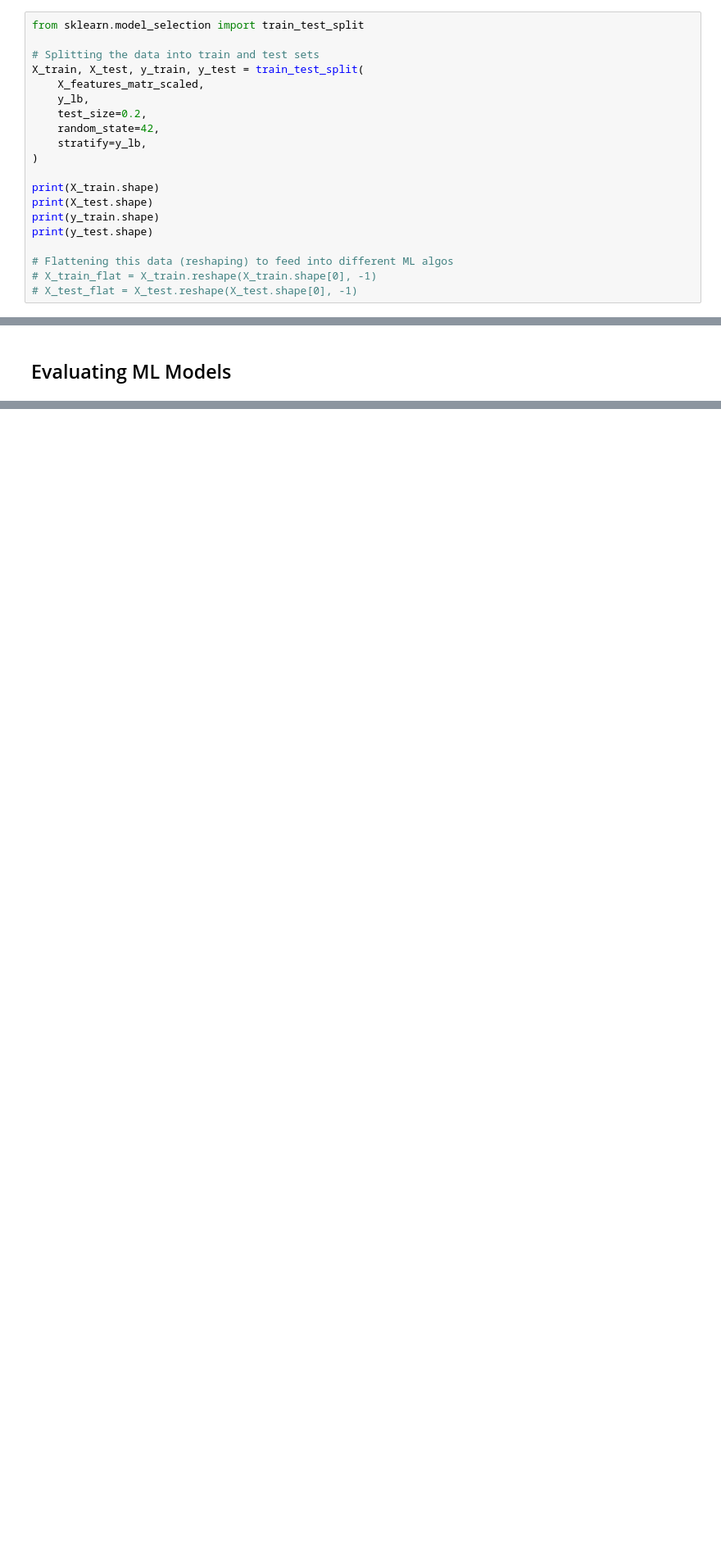
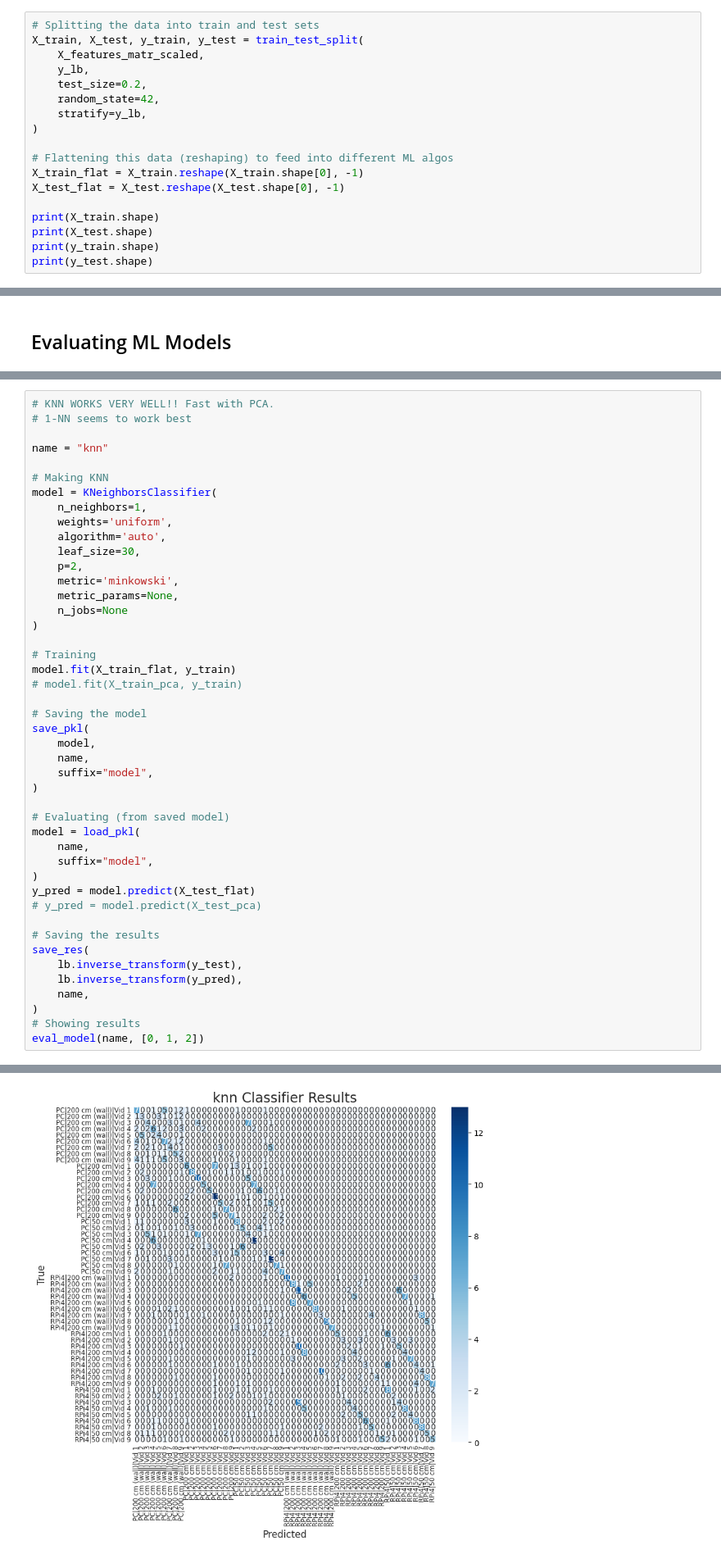
Before and after one commit to tlee08/XL-NTA_honours_dev, a Jupyter notebook: 3_classify/WLAN_CNN.ipynb, the cells around one changed output, grey strips where cells are left out. Shown at 82% size. Cells and saved outputs as stored; diff of their text form; blank space fills up the shorter version.

```diff
--- a/3_classify/WLAN_CNN.ipynb
+++ b/3_classify/WLAN_CNN.ipynb
@@ -176,8 +255,6 @@ for i in np.arange(axes.shape[0]):
 # %% [markdown]
 ### Making Training and Test sets
 # %%
-from sklearn.model_selection import train_test_split
-
 # Splitting the data into train and test sets
 X_train, X_test, y_train, y_test = train_test_split(
     X_features_matr_scaled,
@@ -187,11 +264,11 @@ X_train, X_test, y_train, y_test = train_test_split(
     stratify=y_lb,
 )
 
+# Flattening this data (reshaping) to feed into different ML algos
+X_train_flat = X_train.reshape(X_train.shape[0], -1)
+X_test_flat = X_test.reshape(X_test.shape[0], -1)
+
 print(X_train.shape)
 print(X_test.shape)
 print(y_train.shape)
 print(y_test.shape)
-
-# Flattening this data (reshaping) to feed into different ML algos
-# X_train_flat = X_train.reshape(X_train.shape[0], -1)
-# X_test_flat = X_test.reshape(X_test.shape[0], -1)
@@ -280,0 +512,46 @@ def save_model(
+# %%
+# KNN WORKS VERY WELL!! Fast with PCA.
+# 1-NN seems to work best
+
+name = "knn"
+
+# Making KNN
+model = KNeighborsClassifier(
+    n_neighbors=1,
+    weights='uniform',
+    algorithm='auto',
+    leaf_size=30,
+    p=2,
+    metric='minkowski',
+    metric_params=None,
+    n_jobs=None
+)
+
+# Training
+model.fit(X_train_flat, y_train)
+# model.fit(X_train_pca, y_train)
+
+# Saving the model
+save_pkl(
+    model,
+    name,
+    suffix="model",
+)
+
+# Evaluating (from saved model)
+model = load_pkl(
+    name,
+    suffix="model",
+)
+y_pred = model.predict(X_test_flat)
+# y_pred = model.predict(X_test_pca)
+
+# Saving the results
+save_res(
+    lb.inverse_transform(y_test),
+    lb.inverse_transform(y_pred),
+    name,
+)
+# Showing results
+eval_model(name, [0, 1, 2])
+# %% [output]
@@ -280,0 +575 @@ def save_model(
+[figure, added]
```
Also changed, not shown: parts of 34 cells of this notebook, 1 other file.
